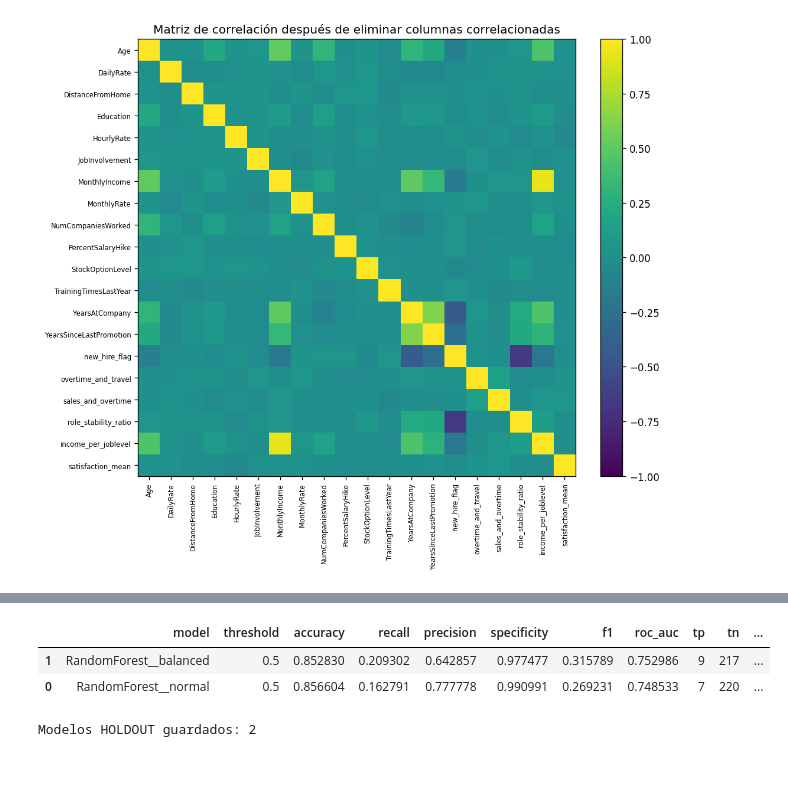
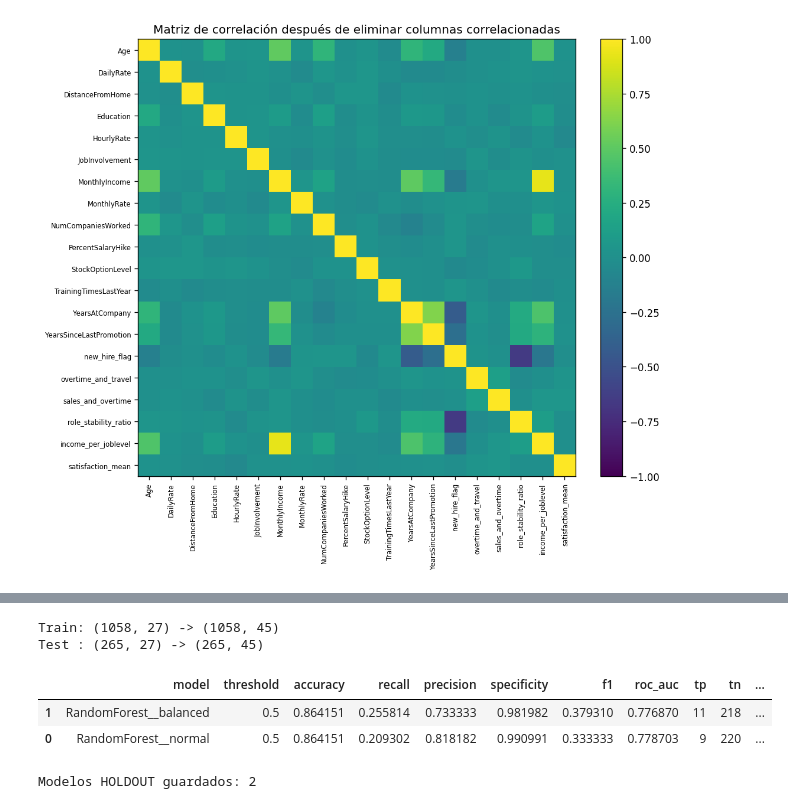
Before and after one commit to felixmorillas/preprocesamiento_proyecto_enero, a Jupyter notebook: results_analysis.ipynb, the cells around one changed output, grey strips where cells are left out. Saved outputs shown, nothing was run; the diff lists cells and outputs as text; code cells hidden in the pictures; blank space fills up the shorter version.

```diff
--- a/results_analysis.ipynb
+++ b/results_analysis.ipynb
@@ -615,6 +592,14 @@ X_train, X_test, y_train, y_test = train_test_split(
     test_size=TEST_SIZE
 )
 
+
+# Añadir flags a train y test usando límites aprendidos en train
+X_train_flag = EDA.add_iqr_outlier_flags_by_class(X_train, y_train, X_train, y_train, k=1.5)
+X_test_flag  = EDA.add_iqr_outlier_flags_by_class(X_train, y_train, X_test,  y_test,  k=1.5)
+
+print("Train:", X_train.shape, "->", X_train_flag.shape)
+print("Test :", X_test.shape,  "->", X_test_flag.shape)
+
 # ------------------------------------------------------------
 # preprocessor, num_cols, cat_cols = DataPreprocessor.build_preprocessor_ohe_from_X(X_train):
 #   - Construye el preprocesador (OHE para categóricas) tomando columnas desde X_train.
@@ -625,7 +610,10 @@ X_train, X_test, y_train, y_test = train_test_split(
 #       * num_cols     → columnas numéricas detectadas.
 #       * cat_cols     → columnas categóricas detectadas.
 # ------------------------------------------------------------
-preprocessor, num_cols, cat_cols = DataPreprocessor.build_preprocessor_ohe_from_X(X_train, "RobustScaler", "OrdinalEncoder")
+preprocessor, num_cols, cat_cols = DataPreprocessor.build_preprocessor_ohe_from_X(X_train_flag, "RobustScaler", "OrdinalEncoder")
+# %% [output]
+Train: (1058, 27) -> (1058, 45)
+Test : (265, 27) -> (265, 45)
 # %%
 # ==============================
 # VALIDACIÓN CRUZADA
@@ -687,37 +675,37 @@ if RUN_CROSS_VALIDATION:
 #       * models_dir     → directorio base de guardado.
 #       * show_progress  → habilita barra de progreso en ejecución.
 #
 #   - Salidas:
 #       * RESULTS_HOLDOUT_DF  → tabla con métricas/metadata por modelo.
 #       * HOLDOUT_SCORES      → estructura auxiliar de scores (según implementación).
 #       * MODELS_HOLDOUT_DIR  → carpeta final donde quedaron los artefactos holdout.
 # ------------------------------------------------------------
 RESULTS_HOLDOUT_DF, HOLDOUT_SCORES, MODELS_HOLDOUT_DIR = Training.run_holdout_and_persist(
     MODEL_VARIANTS=MODEL_VARIANTS,
     preprocessor=preprocessor,
-    X_train=X_train,
+    X_train=X_train_flag,
     y_train=y_train,
-    X_test=X_test,
+    X_test=X_test_flag,
     y_test=y_test,
     models_dir=MODELS_DIR,
     show_progress=True
 )
 
 # ------------------------------------------------------------
 # display(...):
 #   - Muestra resultados ordenados por nombre de modelo para inspección rápida.
 # ------------------------------------------------------------
 display(RESULTS_HOLDOUT_DF.sort_values(by=["model"], ascending=True))
 
 # ------------------------------------------------------------
 # print(...):
 #   - Reporta cuántos modelos quedaron registrados/guardados en el holdout.
 # ------------------------------------------------------------
 print(f"Modelos HOLDOUT guardados: {len(RESULTS_HOLDOUT_DF)}")
 # %% [output]
 |  | model | threshold | accuracy | recall | precision | specificity | f1 | roc_auc | tp | tn | ... |
-| 1 | RandomForest__balanced | 0.5 | 0.852830 | 0.209302 | 0.642857 | 0.977477 | 0.315789 | 0.752986 | 9 | 217 | ... |
-| 0 | RandomForest__normal | 0.5 | 0.856604 | 0.162791 | 0.777778 | 0.990991 | 0.269231 | 0.748533 | 7 | 220 | ... |
+| 1 | RandomForest__balanced | 0.5 | 0.864151 | 0.255814 | 0.733333 | 0.981982 | 0.379310 | 0.776870 | 11 | 218 | ... |
+| 0 | RandomForest__normal | 0.5 | 0.864151 | 0.209302 | 0.818182 | 0.990991 | 0.333333 | 0.778703 | 9 | 220 | ... |
 Modelos HOLDOUT guardados: 2
 # %%
 # ==============================
```
Also changed, not shown: parts of 2 cells of this notebook, 2 other files.
